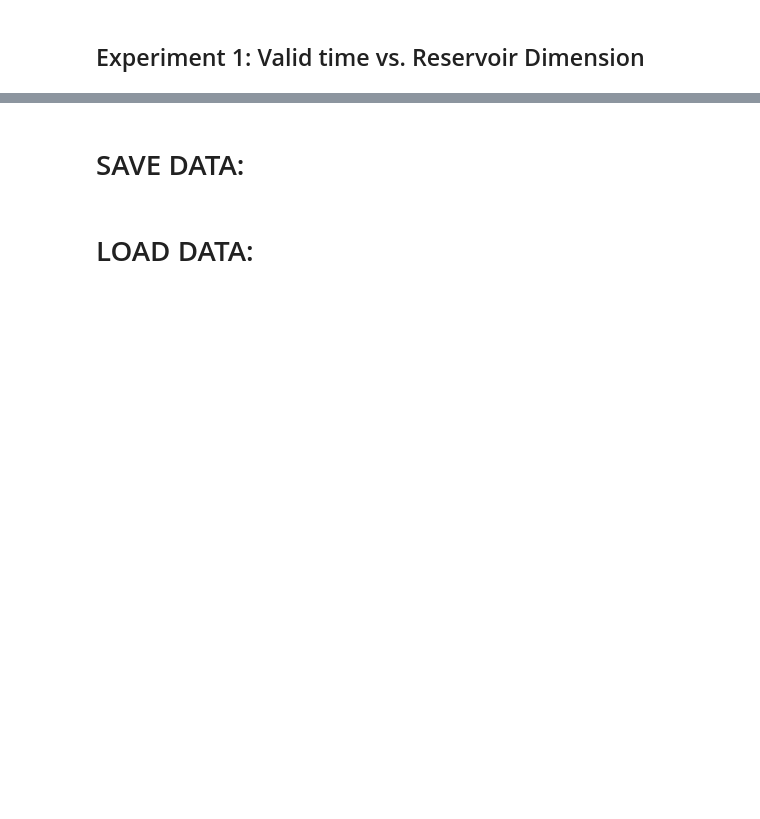
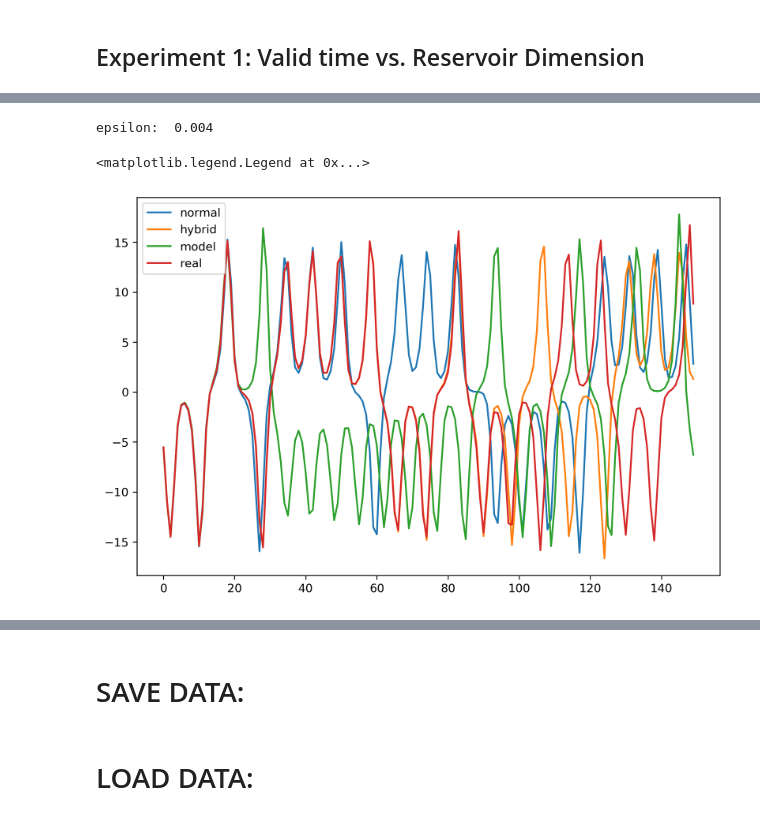
Before and after one commit to DuncDennis/rescomp, a Jupyter notebook: bin/Hybrid_RC_reproducing_plots_of_Pathek_2018.ipynb, the cells around one changed output, grey strips where cells are left out. Drawn from its saved outputs; the diff is of its cells as text; code cells hidden in the pictures; blank space fills up the shorter version.

```diff
--- a/bin/Hybrid_RC_reproducing_plots_of_Pathek_2018.ipynb
+++ b/bin/Hybrid_RC_reproducing_plots_of_Pathek_2018.ipynb
@@ -286,0 +427,43 @@ plt.legend()
+# %%
+# LOAD data:
+pre_path = r"C:\Users\Dennis\Documents\FILES&INFO\WISSEN\STUDIUM\Master LMU\Masterthesis\Simulations/"
+if save_results:
+    results_model_array_eps = np.load(pre_path + r"results_model_array_eps.npy")
+    results_hybrid_array_eps = np.load(pre_path + r"results_hybrid_array_eps.npy")
+    results_normal_array_eps = np.load(pre_path + r"results_normal_array_eps.npy")
+
+valid_times_results_normal_eps = np.load(pre_path + r"valid_times_results_normal_eps.npy")
+valid_times_results_hybrid_eps = np.load(pre_path + r"valid_times_results_hybrid_eps.npy")
+valid_times_results_model_eps = np.load(pre_path + r"valid_times_results_model_eps.npy")
+# %%
+# Show single trajectories:
+
+fig = plt.figure(figsize=(9, 6), dpi=300)
+timeend = 150
+part = 1
+realization = 0
+xyz = 0
+
+e_i = 0
+print("epsilon: ", eps_list[e_i])
+if save_results:
+    y_pred = results_normal_array_eps[e_i, realization, part, :timeend, xyz]
+    plt.plot(y_pred, label = "normal")
+    y_pred = results_hybrid_array_eps[e_i, realization, part, :timeend, xyz]
+    plt.plot(y_pred, label = "hybrid")
+    y_pred = results_model_array_eps[e_i, part, :timeend, xyz]
+    plt.plot(y_pred, label = "model")
+    plt.plot(x_pred_list[part][pre_pred_sync_steps+1:timeend+pre_pred_sync_steps+1, xyz], label = "real")
+else:
+    y_test, y_pred = (results_normal[realization, part, i, :timeend, xyz] for i in (0,1))
+    plt.plot(y_pred, label = "normal")
+    y_test, y_pred = (results_hybrid[realization, part, i, :timeend, xyz] for i in (0,1))
+    plt.plot(y_pred, label = "hybrid")
+    y_test, y_pred = (results_model[part, i, :timeend, xyz] for i in (0,1))
+    plt.plot(y_pred, label = "model")
+
+plt.legend()
+# %% [output]
+epsilon:  0.004
+<matplotlib.legend.Legend at 0x...>
+[figure, added]
```
Also changed, not shown: parts of 22 cells of this notebook, 1 other file.
